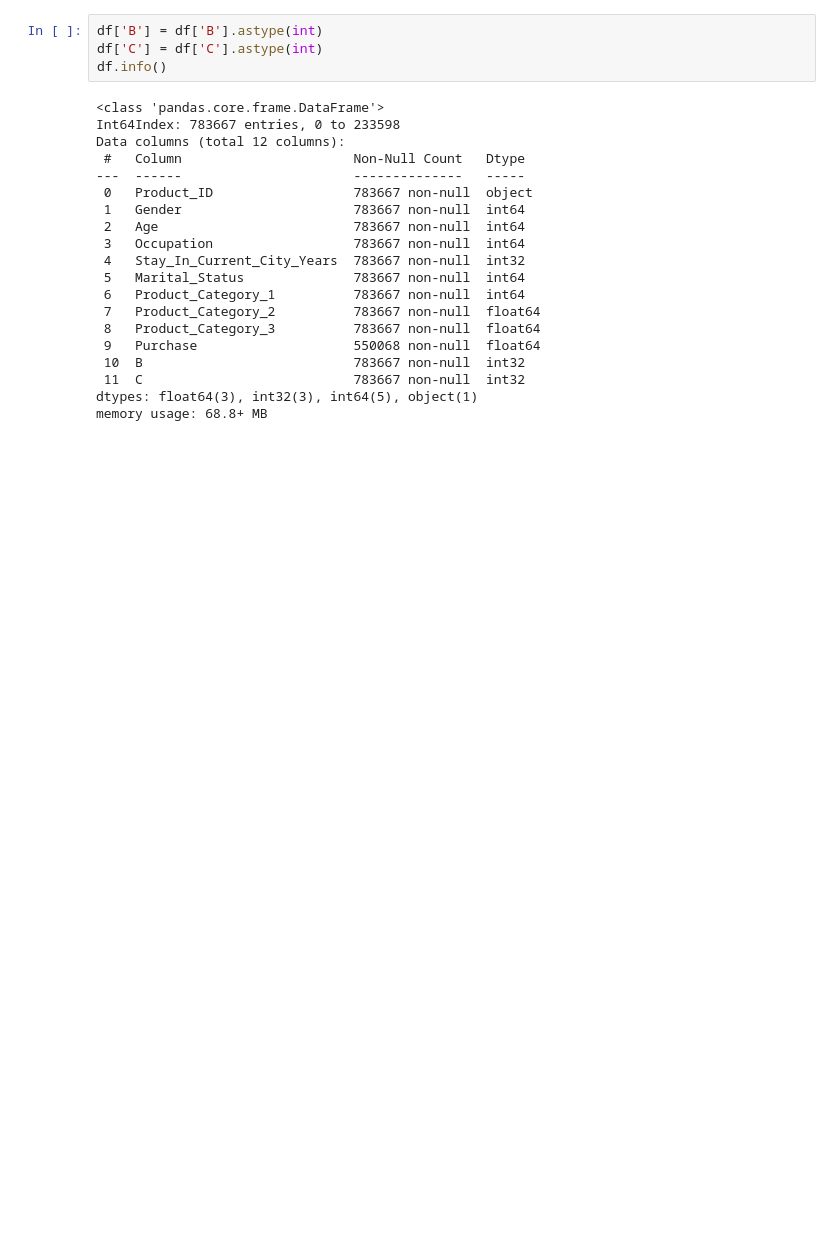
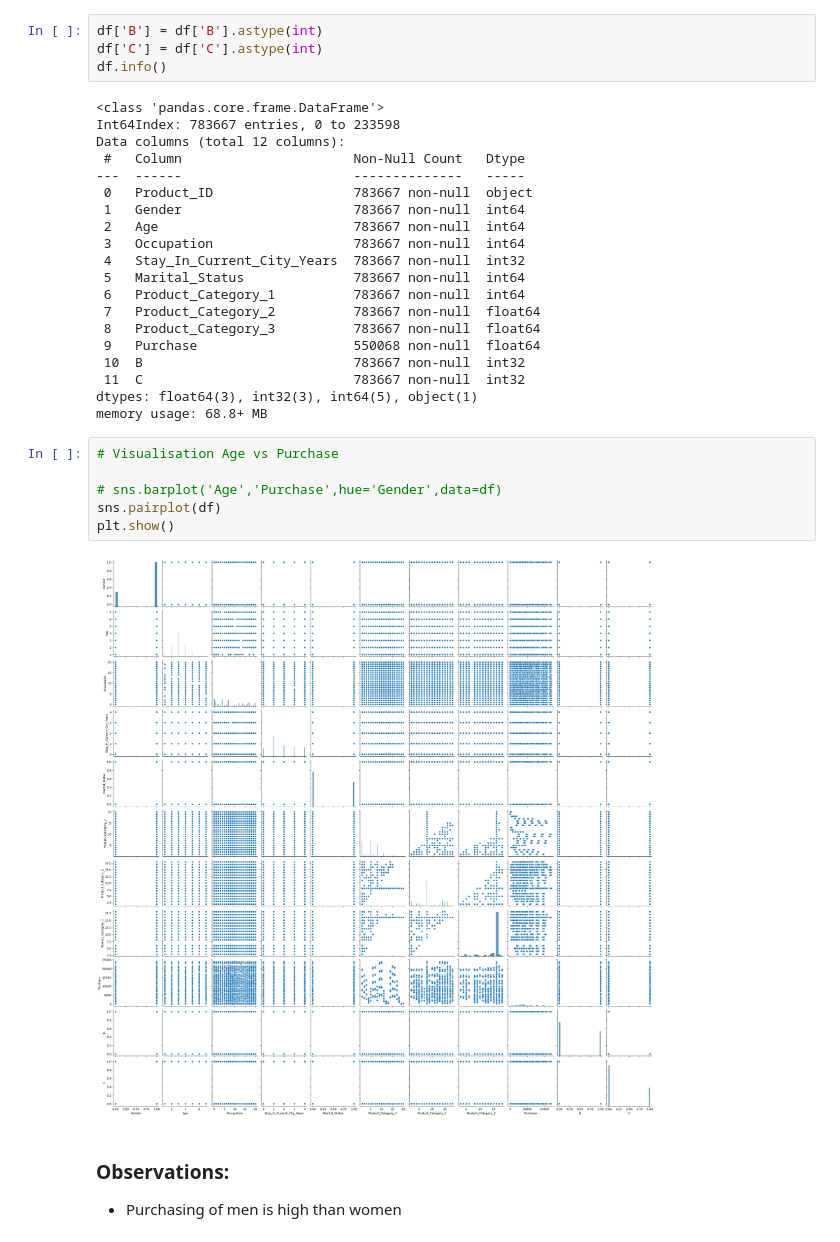
Before and after one commit to Engg-Abhinav/Feature-Engineering, a Jupyter notebook: FE_BlackFriday_Dataset.ipynb, the cells around one changed output. Cells and saved outputs as stored; diff of their text form; blank space fills up the shorter version.

```diff
--- a/FE_BlackFriday_Dataset.ipynb
+++ b/FE_BlackFriday_Dataset.ipynb
@@ -442,3 +442,15 @@ Data columns (total 12 columns):
  11  C                           783667 non-null  int32
 dtypes: float64(3), int32(3), int64(5), object(1)
 memory usage: 68.8+ MB
+# %%
+# Visualisation Age vs Purchase
+
+# sns.barplot('Age','Purchase',hue='Gender',data=df)
+sns.pairplot(df)
+plt.show()
+# %% [output]
+[figure, added]
+# %% [markdown]
+### Observations:
+
+- Purchasing of men is high than women
```
Also changed, not shown: parts of 2 cells of this notebook.
